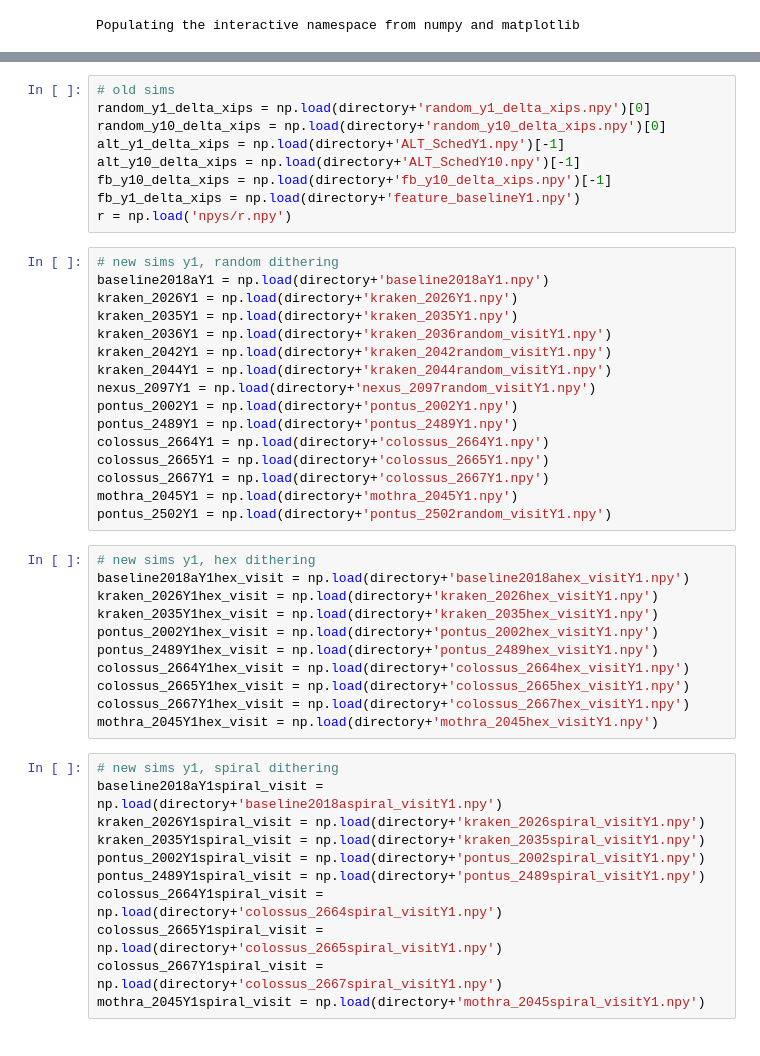
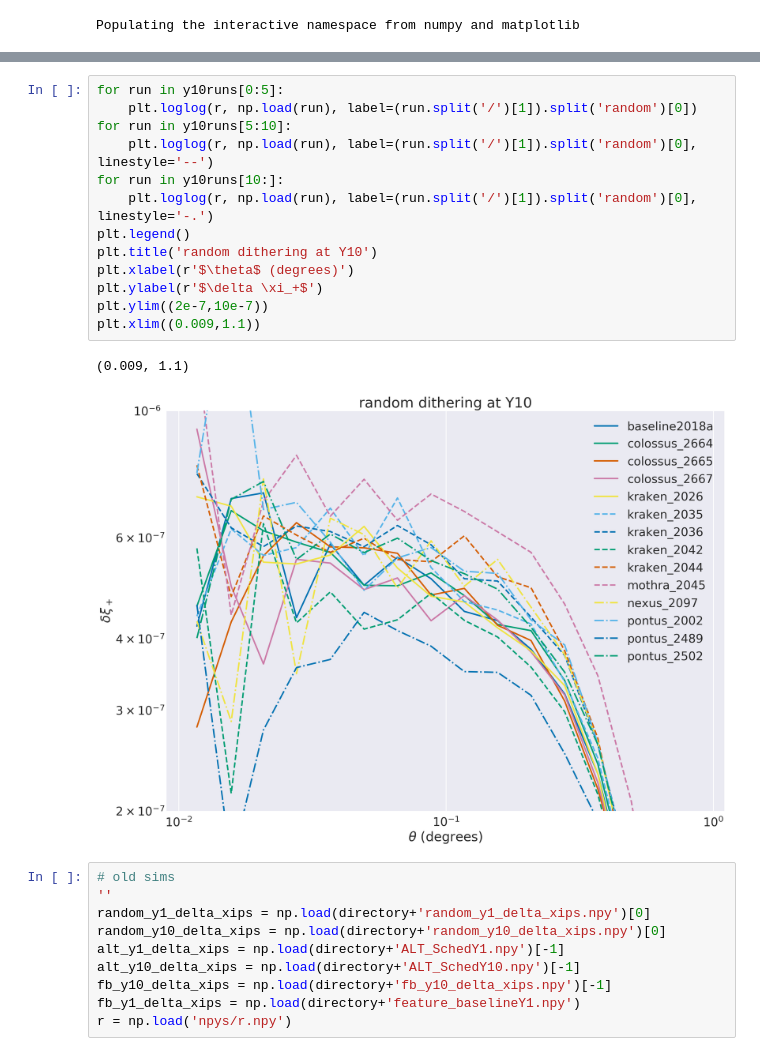
Before and after one commit to hsnee/lsstpsf, a Jupyter notebook: new_runs_results.ipynb, the cells around one changed output, grey strips where cells are left out. Cells and saved outputs as stored; diff of their text form.

```diff
--- a/new_runs_results.ipynb
+++ b/new_runs_results.ipynb
@@ -13,5 +85,22 @@ directory = 'newnpys/'
+# %%
+for run in y10runs[0:5]:
+    plt.loglog(r, np.load(run), label=(run.split('/')[1]).split('random')[0])
+for run in y10runs[5:10]:
+    plt.loglog(r, np.load(run), label=(run.split('/')[1]).split('random')[0], linestyle='--')
+for run in y10runs[10:]:
+    plt.loglog(r, np.load(run), label=(run.split('/')[1]).split('random')[0], linestyle='-.')
+plt.legend()
+plt.title('random dithering at Y10')
+plt.xlabel(r'$\theta$ (degrees)')
+plt.ylabel(r'$\delta \xi_+$')
+plt.ylim((2e-7,10e-7))
+plt.xlim((0.009,1.1))
+# %% [output]
+(0.009, 1.1)
+[figure, added]
 # %%
 # old sims
+''
 random_y1_delta_xips = np.load(directory+'random_y1_delta_xips.npy')[0]
 random_y10_delta_xips = np.load(directory+'random_y10_delta_xips.npy')[0]
 alt_y1_delta_xips = np.load(directory+'ALT_SchedY1.npy')[-1]
@@ -19,41 +108,3 @@ alt_y10_delta_xips = np.load(directory+'ALT_SchedY10.npy')[-1]
 fb_y10_delta_xips = np.load(directory+'fb_y10_delta_xips.npy')[-1]
 fb_y1_delta_xips = np.load(directory+'feature_baselineY1.npy')
 r = np.load('npys/r.npy')
-# %%
-# new sims y1, random dithering
-baseline2018aY1 = np.load(directory+'baseline2018aY1.npy')
-kraken_2026Y1 = np.load(directory+'kraken_2026Y1.npy')
-kraken_2035Y1 = np.load(directory+'kraken_2035Y1.npy')
-kraken_2036Y1 = np.load(directory+'kraken_2036random_visitY1.npy')
-kraken_2042Y1 = np.load(directory+'kraken_2042random_visitY1.npy')
-kraken_2044Y1 = np.load(directory+'kraken_2044random_visitY1.npy')
-nexus_2097Y1 = np.load(directory+'nexus_2097random_visitY1.npy')
-pontus_2002Y1 = np.load(directory+'pontus_2002Y1.npy')
-pontus_2489Y1 = np.load(directory+'pontus_2489Y1.npy')
-colossus_2664Y1 = np.load(directory+'colossus_2664Y1.npy')
-colossus_2665Y1 = np.load(directory+'colossus_2665Y1.npy')
-colossus_2667Y1 = np.load(directory+'colossus_2667Y1.npy')
-mothra_2045Y1 = np.load(directory+'mothra_2045Y1.npy')
-pontus_2502Y1 = np.load(directory+'pontus_2502random_visitY1.npy')
-# %%
-# new sims y1, hex dithering
-baseline2018aY1hex_visit = np.load(directory+'baseline2018ahex_visitY1.npy')
-kraken_2026Y1hex_visit = np.load(directory+'kraken_2026hex_visitY1.npy')
-kraken_2035Y1hex_visit = np.load(directory+'kraken_2035hex_visitY1.npy')
-pontus_2002Y1hex_visit = np.load(directory+'pontus_2002hex_visitY1.npy')
-pontus_2489Y1hex_visit = np.load(directory+'pontus_2489hex_visitY1.npy')
-colossus_2664Y1hex_visit = np.load(directory+'colossus_2664hex_visitY1.npy')
-colossus_2665Y1hex_visit = np.load(directory+'colossus_2665hex_visitY1.npy')
-colossus_2667Y1hex_visit = np.load(directory+'colossus_2667hex_visitY1.npy')
-mothra_2045Y1hex_visit = np.load(directory+'mothra_2045hex_visitY1.npy')
-# %%
-# new sims y1, spiral dithering
-baseline2018aY1spiral_visit = np.load(directory+'baseline2018aspiral_visitY1.npy')
-kraken_2026Y1spiral_visit = np.load(directory+'kraken_2026spiral_visitY1.npy')
-kraken_2035Y1spiral_visit = np.load(directory+'kraken_2035spiral_visitY1.npy')
-pontus_2002Y1spiral_visit = np.load(directory+'pontus_2002spiral_visitY1.npy')
-pontus_2489Y1spiral_visit = np.load(directory+'pontus_2489spiral_visitY1.npy')
-colossus_2664Y1spiral_visit = np.load(directory+'colossus_2664spiral_visitY1.npy')
-colossus_2665Y1spiral_visit = np.load(directory+'colossus_2665spiral_visitY1.npy')
-colossus_2667Y1spiral_visit = np.load(directory+'colossus_2667spiral_visitY1.npy')
-mothra_2045Y1spiral_visit = np.load(directory+'mothra_2045spiral_visitY1.npy')
```
Also changed, not shown: parts of 12 cells of this notebook.
